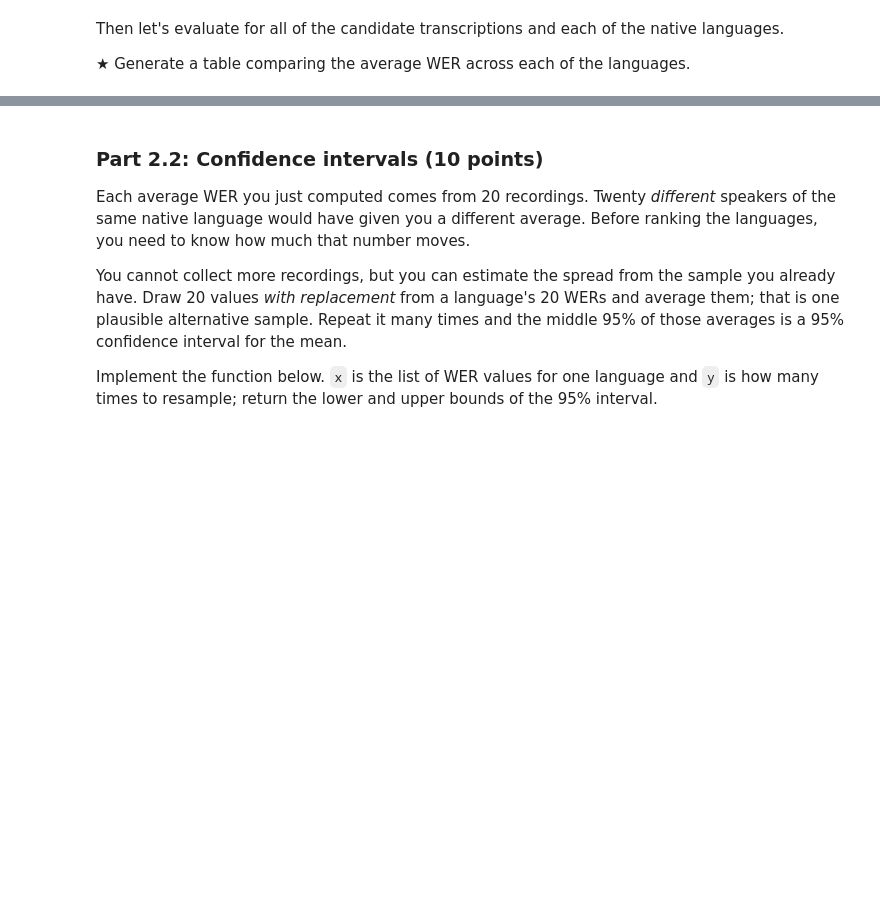
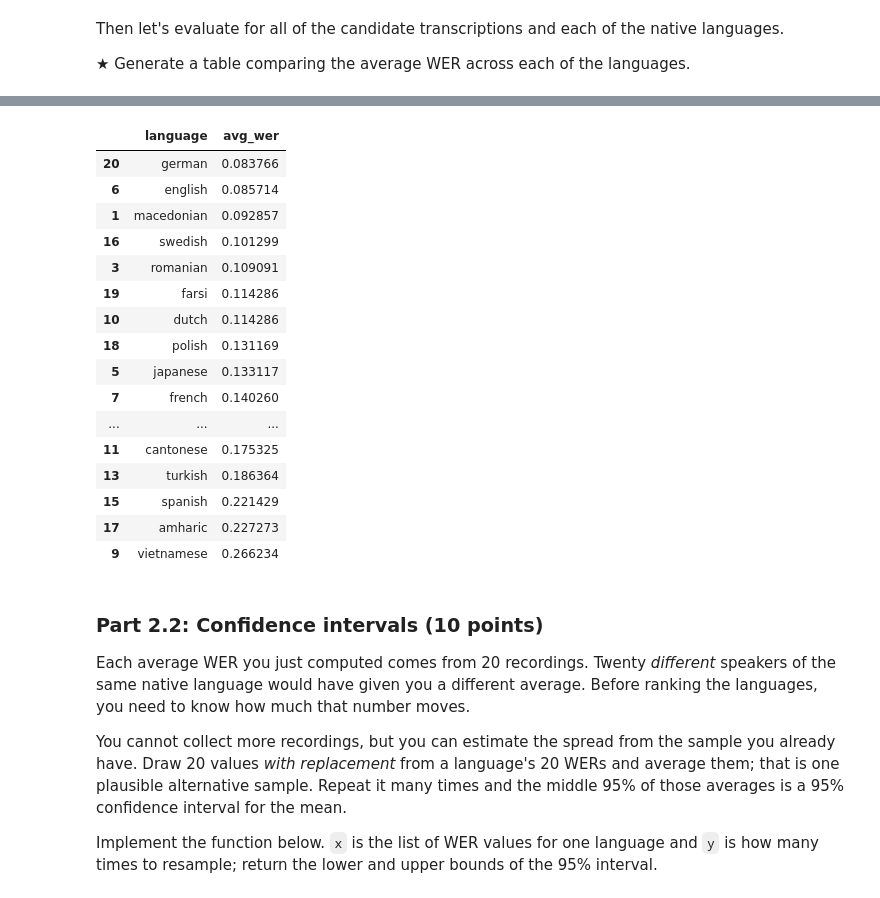
Before and after one commit to sgslay/sgslay, a Jupyter notebook: HW1.ipynb, the cells around one changed output, grey strips where cells are left out. Cells and saved outputs as stored; diff of their text form; code cells hidden in the pictures; blank space fills up the shorter version.

```diff
--- a/HW1.ipynb
+++ b/HW1.ipynb
@@ -635,3 +630,29 @@ def part2_1(x: list[str], y: list[str]) -> float:
+# %%
+def part2_1(x: list[str], y: list[str]) -> float:
+    ref = [t.lower() for t in x]
+    cand = [t.lower() for t in y]
+    n, m = len(ref), len(cand)
+
+    dp = [[0] * (m + 1) for _ in range(n + 1)]
+    for i in range(n + 1):
+        dp[i][0] = i
+    for j in range(m + 1):
+        dp[0][j] = j
+
+    for i in range(1, n + 1):
+        for j in range(1, m + 1):
+            if ref[i - 1] == cand[j - 1]:
+                dp[i][j] = dp[i - 1][j - 1]
+            else:
+                dp[i][j] = 1 + min(
+                    dp[i - 1][j],
+                    dp[i][j - 1],
+                    dp[i - 1][j - 1]
+                )
+
+    if n == 0:
+        return 0.0 if m == 0 else float(m)
+    return dp[n][m] / n
 # %% [markdown]
 Then let's evaluate for all of the candidate transcriptions and each of the native languages.
 
@@ -653,6 +674,12 @@ for language, transcripts in transcriptions.items():
 
 save_results(language_wers, "results/language_wers.json")
 
+avg_wer_table = pd.DataFrame(
+    [(lang, sum(wers) / len(wers)) for lang, wers in language_wers.items()],
+    columns=["language", "avg_wer"]
+).sort_values("avg_wer")
+avg_wer_table
+
 # TODO: Scratch space for computing average WER and generating a table to compare across native languages.
 # %% [output]
 [nltk_data] Downloading package punkt_tab to /root/nltk_data...
@@ -660,3 +687,20 @@ save_results(language_wers, "results/language_wers.json")
+|  | language | avg_wer |
+| 20 | german | 0.083766 |
+| 6 | english | 0.085714 |
+| 1 | macedonian | 0.092857 |
+| 16 | swedish | 0.101299 |
+| 3 | romanian | 0.109091 |
+| 19 | farsi | 0.114286 |
+| 10 | dutch | 0.114286 |
+| 18 | polish | 0.131169 |
+| 5 | japanese | 0.133117 |
+| 7 | french | 0.140260 |
+| ... | ... | ... |
+| 11 | cantonese | 0.175325 |
+| 13 | turkish | 0.186364 |
+| 15 | spanish | 0.221429 |
+| 17 | amharic | 0.227273 |
+| 9 | vietnamese | 0.266234 |
 # %% [markdown]
 ### Part 2.2: Confidence intervals (10 points)
 
```
Also changed, not shown: parts of 6 cells of this notebook.
